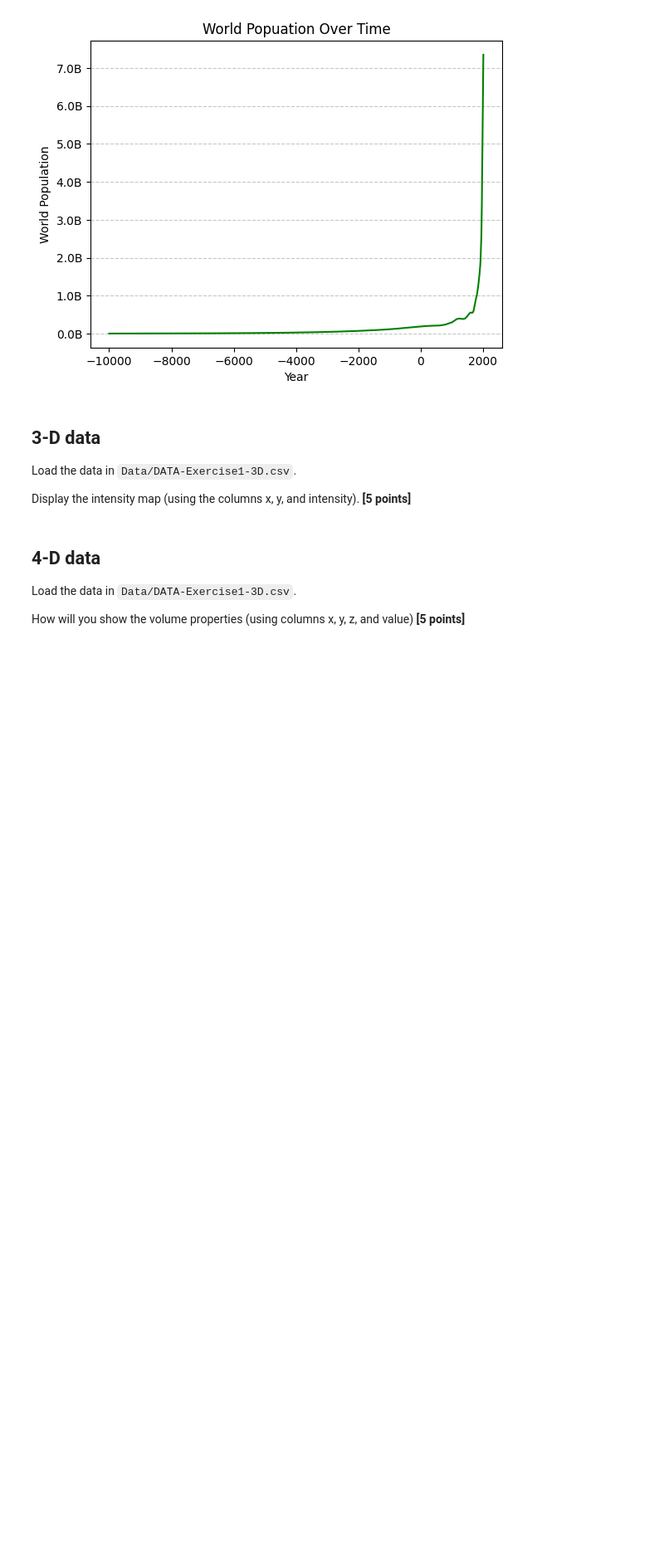
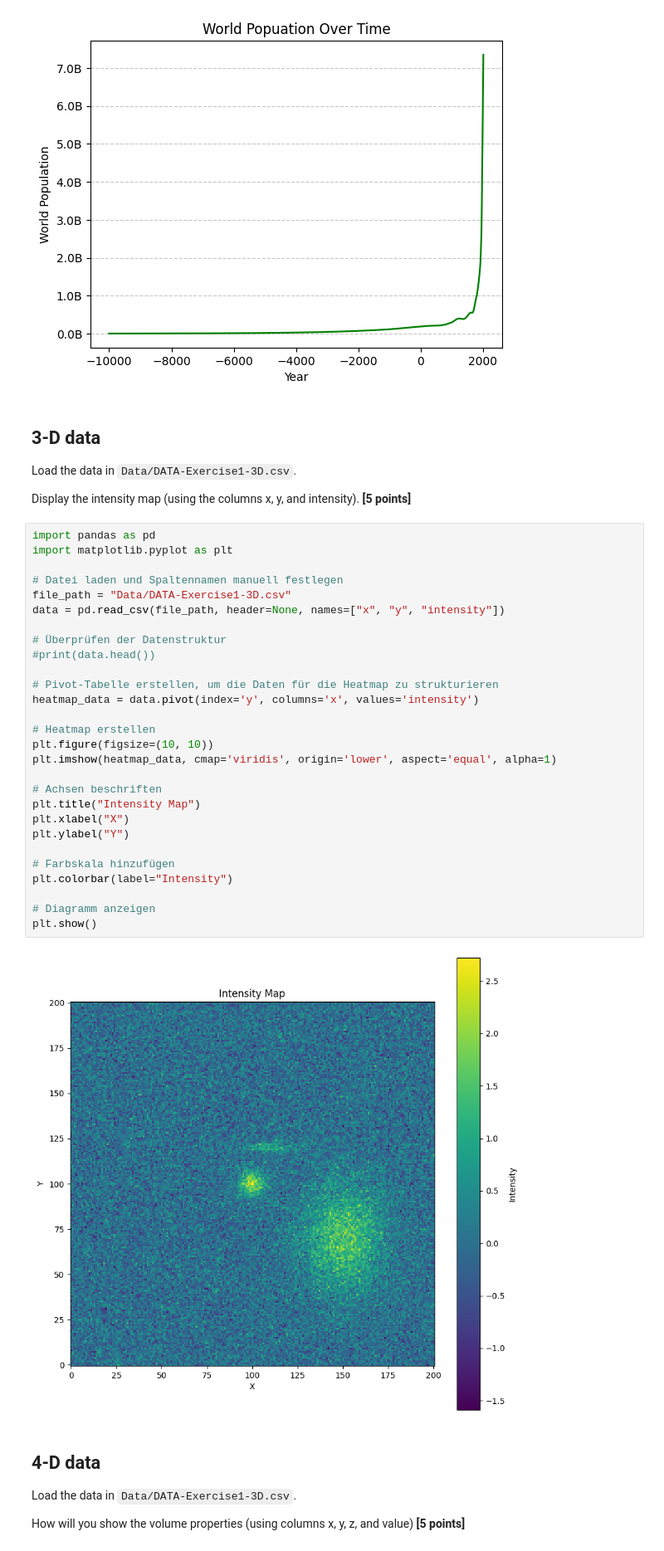
Before and after one commit to DAAP-Summer-2024/intro-to-data-structure-and-data-visualization-nilejara, a Jupyter notebook: assignment_1.ipynb, the cells around one changed output. Shown at 83% size. Drawn from its saved outputs; the diff is of its cells as text; blank space fills up the shorter version.

```diff
--- a/assignment_1.ipynb
+++ b/assignment_1.ipynb
@@ -469,6 +469,36 @@ plt.show()
 Load the data in `Data/DATA-Exercise1-3D.csv`.
 
 Display the intensity map (using the columns x, y, and intensity).  **[5 points]**
+# %%
+import pandas as pd
+import matplotlib.pyplot as plt
+
+# Datei laden und Spaltennamen manuell festlegen
+file_path = "Data/DATA-Exercise1-3D.csv"
+data = pd.read_csv(file_path, header=None, names=["x", "y", "intensity"])
+
+# Überprüfen der Datenstruktur
+#print(data.head())
+
+# Pivot-Tabelle erstellen, um die Daten für die Heatmap zu strukturieren
+heatmap_data = data.pivot(index='y', columns='x', values='intensity')
+
+# Heatmap erstellen
+plt.figure(figsize=(10, 10))
+plt.imshow(heatmap_data, cmap='viridis', origin='lower', aspect='equal', alpha=1)
+
+# Achsen beschriften
+plt.title("Intensity Map")
+plt.xlabel("X")
+plt.ylabel("Y")
+
+# Farbskala hinzufügen
+plt.colorbar(label="Intensity")
+
+# Diagramm anzeigen
+plt.show()
+# %% [output]
+[figure, added]
 # %% [markdown]
 ## 4-D data
 
```
